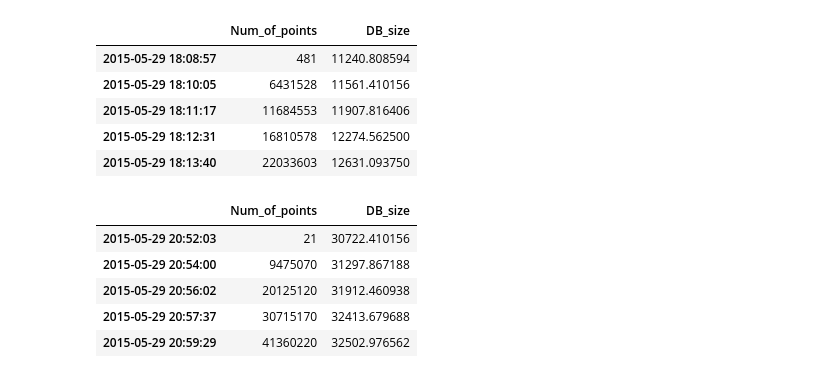
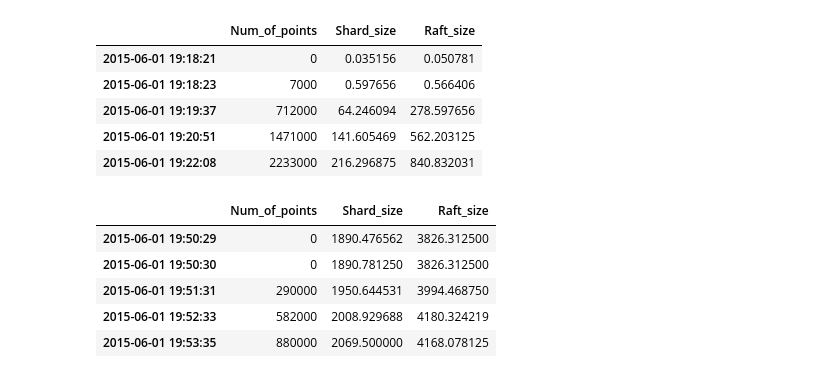
Before and after one commit to ykolotovichev/ipython-public, a Jupyter notebook: Influxdb benchmark.ipynb, the cells around one changed output. Saved outputs shown, nothing was run; the diff lists cells and outputs as text; code cells hidden in the pictures.

```diff
--- a/Influxdb benchmark.ipynb
+++ b/Influxdb benchmark.ipynb
@@ -18,45 +18,30 @@ stats_100_1000 = pd.io.parsers.read_csv('D:\\Work\\PythonExp\\InfluxdbTest\\stat
                                        skiprows=5,
                                        index_col=0,
                                        parse_dates=True,
-                                       names=['Num_of_points','DB_size'])
-
-stats_100_5000 = pd.io.parsers.read_csv('D:\\Work\\PythonExp\\InfluxdbTest\\stats_100_5000.log',
-                                       sep=',',
-                                       skiprows=5,
-                                       index_col=0,
-                                       parse_dates=True,
-                                       names=['Num_of_points','DB_size'])
-
+                                       names=['Num_of_points','Shard_size', 'Raft_size'])
 stats_10_1000 = pd.io.parsers.read_csv('D:\\Work\\PythonExp\\InfluxdbTest\\stats_10_1000.log',
                                        sep=',',
                                        skiprows=5,
                                        index_col=0,
                                        parse_dates=True,
-                                       names=['Num_of_points','DB_size'])
-
-stats_10_5000 = pd.io.parsers.read_csv('D:\\Work\\PythonExp\\InfluxdbTest\\stats_10_5000.log',
-                                       sep=',',
-                                       skiprows=5,
-                                       index_col=0,
-                                       parse_dates=True,
-                                       names=['Num_of_points','DB_size'])
+                                       names=['Num_of_points','Shard_size', 'Raft_size'])
 # %%
 stats_100_1000.head()
 # %% [output]
-|  | Num_of_points | DB_size |
-| 2015-05-29 18:08:57 | 481 | 11240.808594 |
-| 2015-05-29 18:10:05 | 6431528 | 11561.410156 |
-| 2015-05-29 18:11:17 | 11684553 | 11907.816406 |
-| 2015-05-29 18:12:31 | 16810578 | 12274.562500 |
-| 2015-05-29 18:13:40 | 22033603 | 12631.093750 |
+|  | Num_of_points | Shard_size | Raft_size |
+| 2015-06-01 19:18:21 | 0 | 0.035156 | 0.050781 |
+| 2015-06-01 19:18:23 | 7000 | 0.597656 | 0.566406 |
+| 2015-06-01 19:19:37 | 712000 | 64.246094 | 278.597656 |
+| 2015-06-01 19:20:51 | 1471000 | 141.605469 | 562.203125 |
+| 2015-06-01 19:22:08 | 2233000 | 216.296875 | 840.832031 |
 # %%
-stats_100_5000.head()
+stats_10_1000.head()
 # %% [output]
-|  | Num_of_points | DB_size |
-| 2015-05-29 20:52:03 | 21 | 30722.410156 |
-| 2015-05-29 20:54:00 | 9475070 | 31297.867188 |
-| 2015-05-29 20:56:02 | 20125120 | 31912.460938 |
-| 2015-05-29 20:57:37 | 30715170 | 32413.679688 |
-| 2015-05-29 20:59:29 | 41360220 | 32502.976562 |
+|  | Num_of_points | Shard_size | Raft_size |
+| 2015-06-01 19:50:29 | 0 | 1890.476562 | 3826.312500 |
+| 2015-06-01 19:50:30 | 0 | 1890.781250 | 3826.312500 |
+| 2015-06-01 19:51:31 | 290000 | 1950.644531 | 3994.468750 |
+| 2015-06-01 19:52:33 | 582000 | 2008.929688 | 4180.324219 |
+| 2015-06-01 19:53:35 | 880000 | 2069.500000 | 4168.078125 |
 # %%
 def shift_points(dataframe):
```
Also changed, not shown: parts of 5 cells of this notebook.
